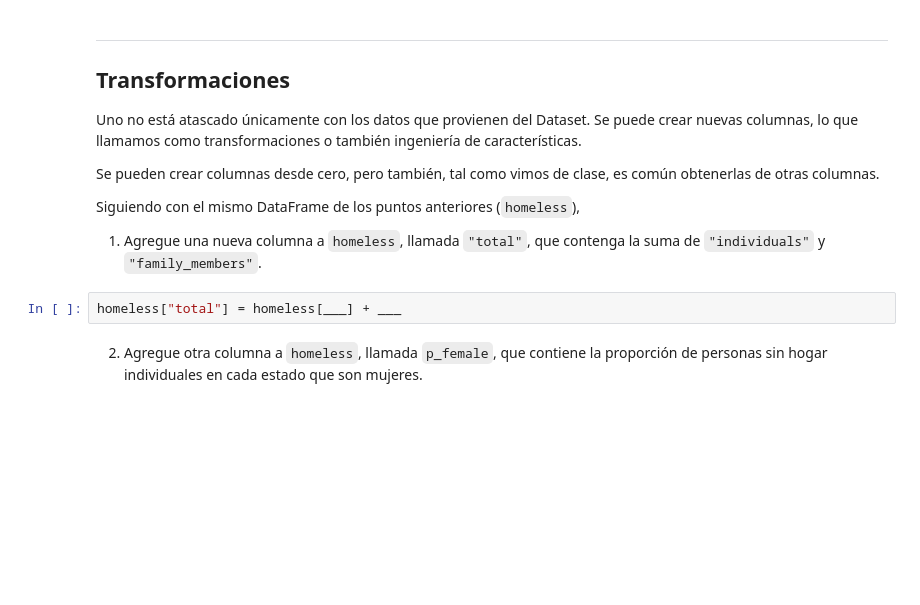
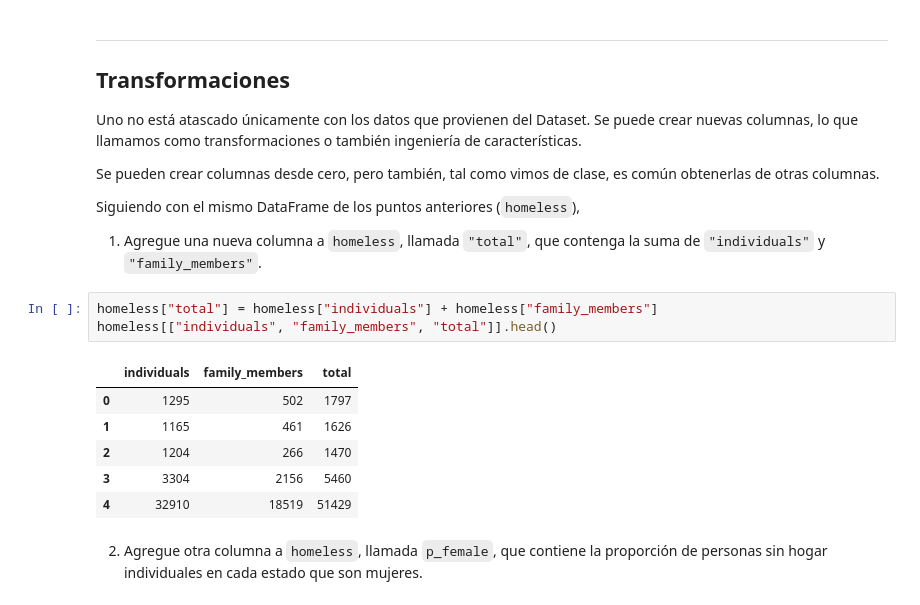
Before and after one commit to Jugarov/intro_ia, a Jupyter notebook: clase1/ejercicios/4 - Ejercicios Pandas - Homeless.ipynb, the cells around one changed output. Saved outputs shown, nothing was run; the diff lists cells and outputs as text; blank space fills up the shorter version.

```diff
--- a/clase1/ejercicios/4 - Ejercicios Pandas - Homeless.ipynb
+++ b/clase1/ejercicios/4 - Ejercicios Pandas - Homeless.ipynb
@@ -347,7 +374,15 @@ Siguiendo con el mismo DataFrame de los puntos anteriores (`homeless`),
 
 1. Agregue una nueva columna a `homeless`, llamada `"total"`, que contenga la suma de `"individuals"` y `"family_members"`.
 # %%
-homeless["total"] = homeless[___] + ___
+homeless["total"] = homeless["individuals"] + homeless["family_members"]
+homeless[["individuals", "family_members", "total"]].head()
+# %% [output]
+|  | individuals | family_members | total |
+| 0 | 1295 | 502 | 1797 |
+| 1 | 1165 | 461 | 1626 |
+| 2 | 1204 | 266 | 1470 |
+| 3 | 3304 | 2156 | 5460 |
+| 4 | 32910 | 18519 | 51429 |
 # %% [markdown]
 2. Agregue otra columna a `homeless`, llamada `p_female`, que contiene la proporción de  personas sin hogar individuales en cada estado que son mujeres.
 # %%
```
Also changed, not shown: parts of 6 cells of this notebook.
